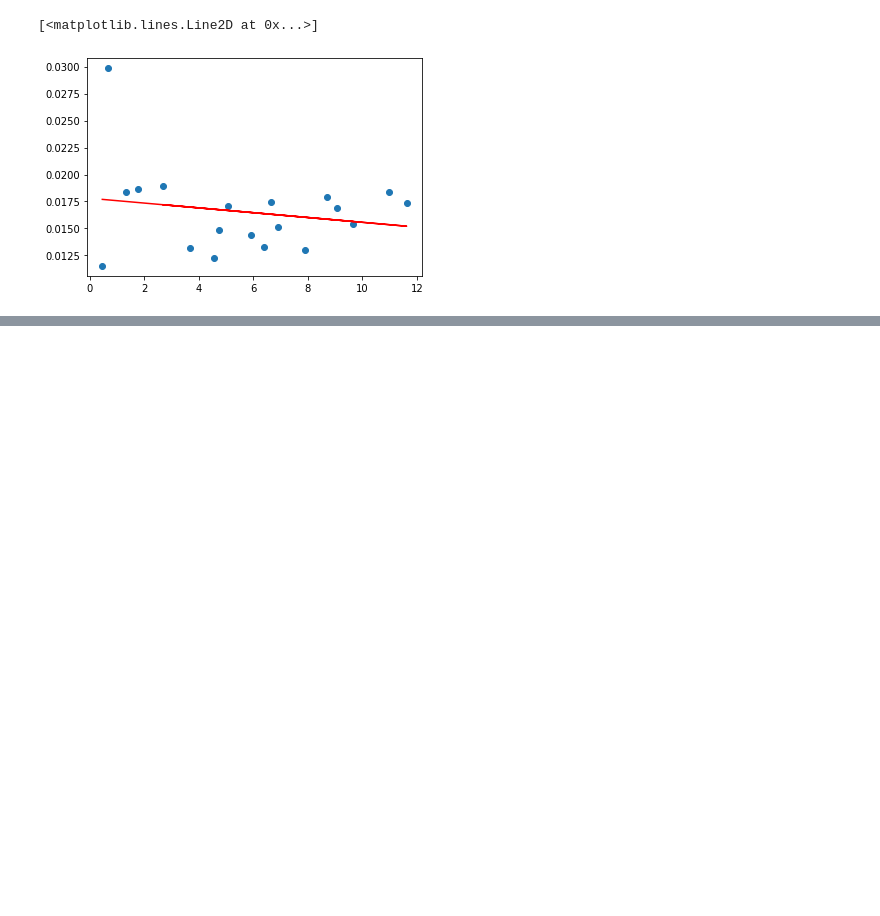
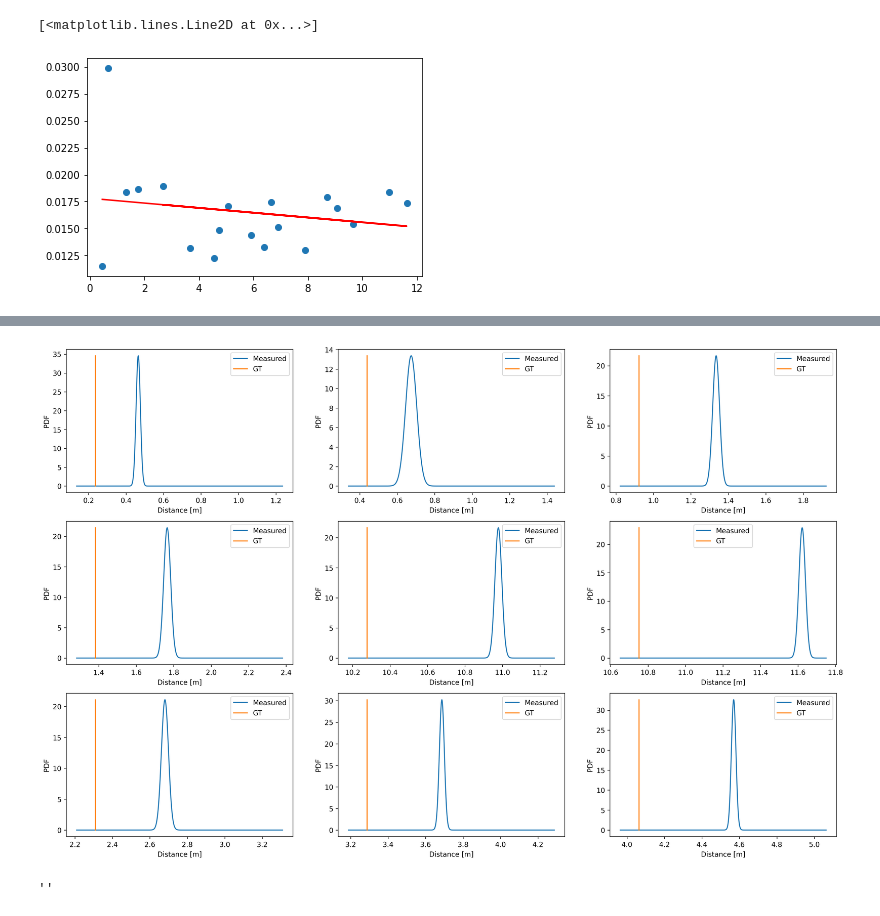
Before and after one commit to simutisernestas/rfloc, a Jupyter notebook: var_est.ipynb, the cells around one changed output, grey strips where cells are left out. Cells and saved outputs as stored; diff of their text form; code cells hidden in the pictures; blank space fills up the shorter version.

```diff
--- a/var_est.ipynb
+++ b/var_est.ipynb
@@ -71,6 +78,8 @@ for i,(m,g,s) in enumerate(zip(means,gts,stds)):
     plt.plot(x_axis, ys)
     plt.plot([g,g],[0,ys.max()])
     # print(f"bias: {abs(g-m)}; mean: {m};")
+    if i == 1:
+        break
 plt.show()
 # %% [output]
 [figure]
@@ -88,0 +87,28 @@ plt.show()
+# %%
+import math
+fig, axs = plt.subplots(3,3, figsize=(20,13), dpi=300)
+
+for i,(m,g,s) in enumerate(zip(means,gts,stds)):
+    # Plot between around ground truth
+    x_axis = np.arange(g-.1, g+1, 0.001)
+    # row = math.ceil(i/3)
+    row = math.floor(i/3)
+    if row == 3:
+        break
+    col = i % 3
+    # Mean = 0, SD = 2.
+    ys = norm.pdf(x_axis,m,s)
+    axs[row,col].plot(x_axis, ys)
+    axs[row,col].plot([g,g],[0,ys.max()])
+    axs[row,col].legend(["Measured","GT"])
+
+for ax in axs.flat:
+    ax.set(xlabel='Distance [m]', ylabel='PDF')
+
+fig.savefig("report/figures/distancePDF.png")
+# %% [output]
+[figure, added]
+# %%
+""
+# %% [output]
+''
```
Also changed, not shown: parts of 3 cells of this notebook, 16 other files.
